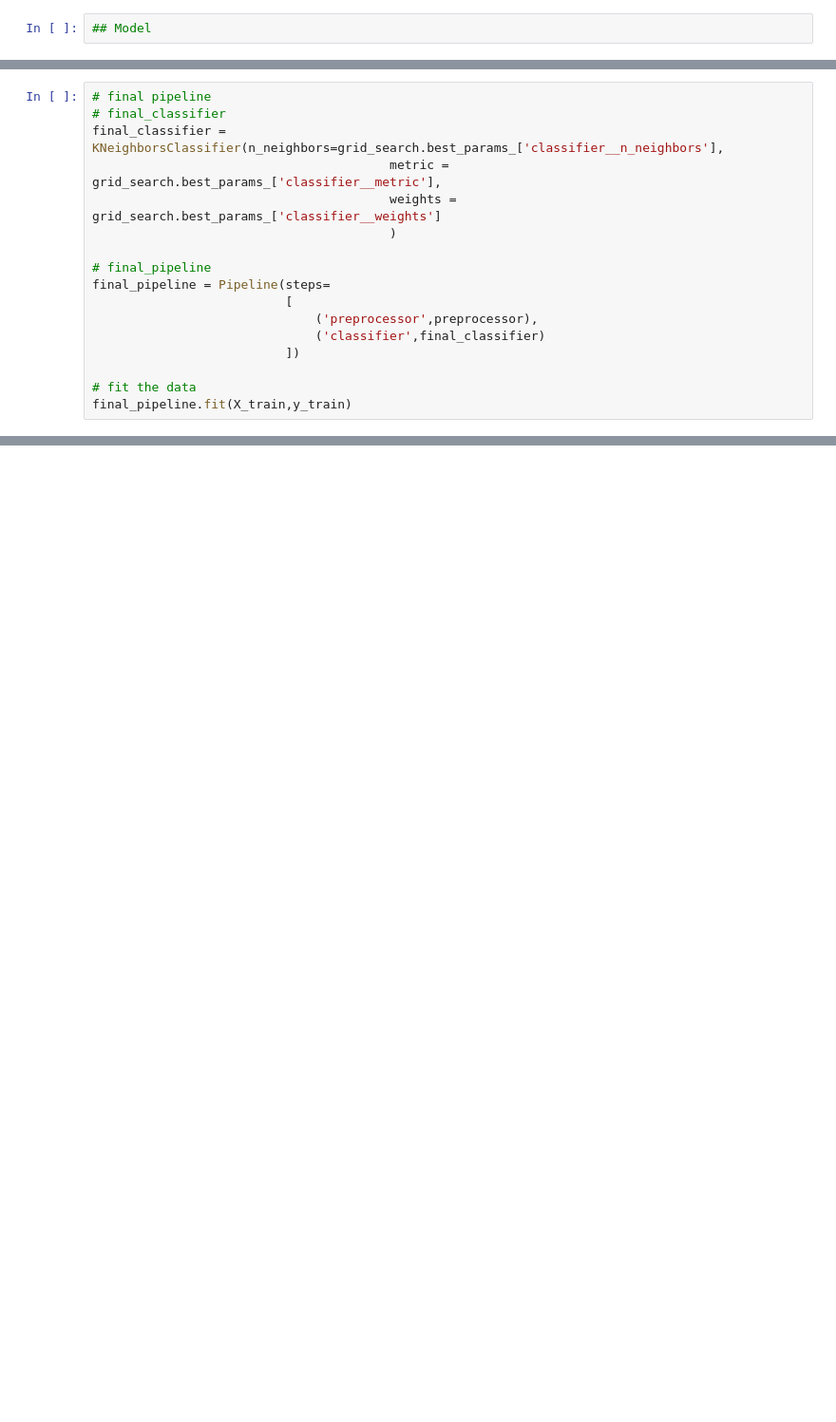
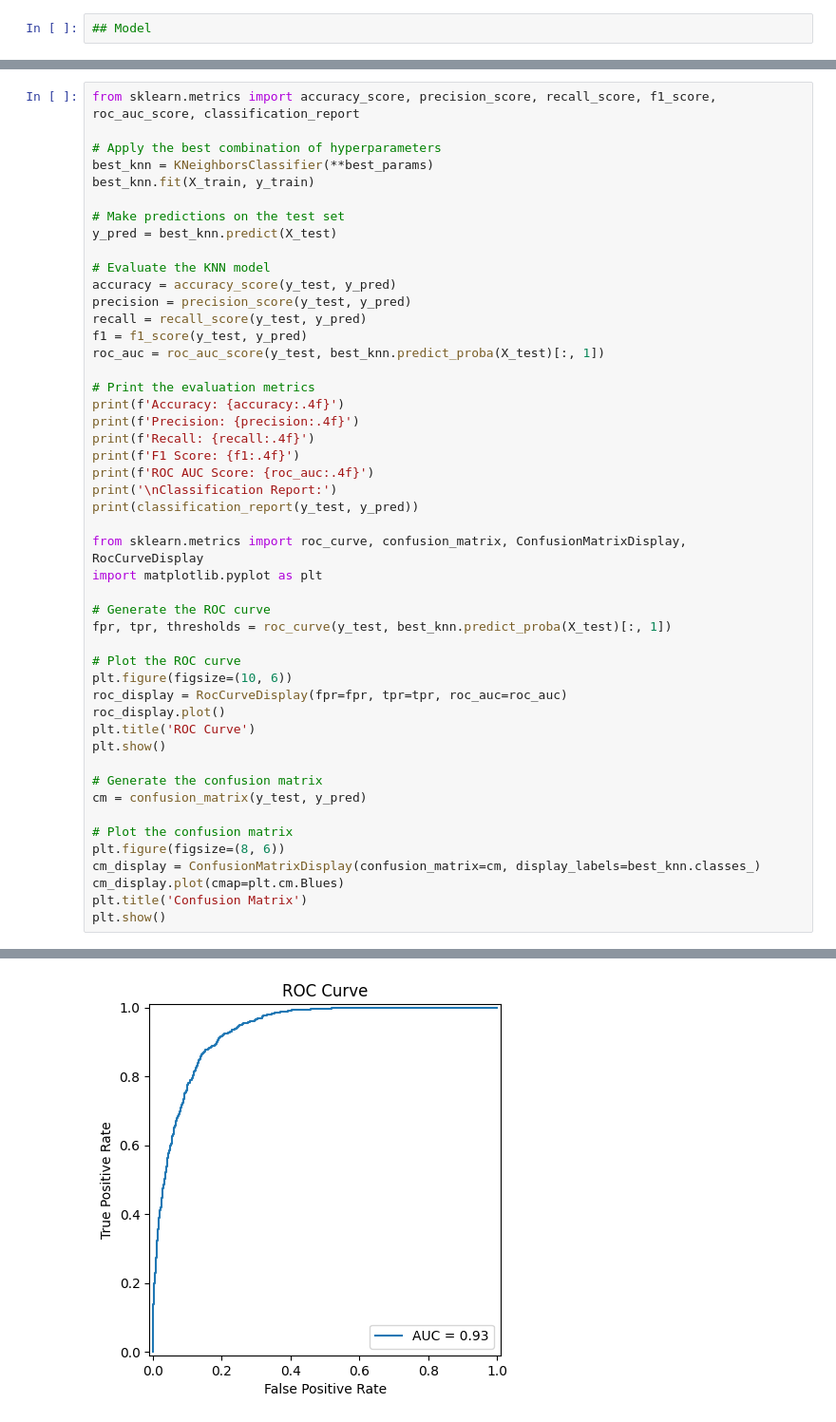
Before and after one commit to neilaxu/schulich_data_science, a Jupyter notebook: MBAN 6750 HW/Assignment 2 - v3.4-KNN.ipynb, the cells around one changed output, grey strips where cells are left out. Shown: that part at 95% size. Drawn from its saved outputs; the diff is of its cells as text; blank space fills up the shorter version.

```diff
--- a/MBAN 6750 HW/Assignment 2 - v3.4-KNN.ipynb
+++ b/MBAN 6750 HW/Assignment 2 - v3.4-KNN.ipynb
@@ -498,17 +241,0 @@ KNN-Best Parameters: {'classifier__metric': 'manhattan', 'classifier__n_neighbor
-# %%
-# final pipeline
-# final_classifier
-final_classifier = KNeighborsClassifier(n_neighbors=grid_search.best_params_['classifier__n_neighbors'],
-                                        metric = grid_search.best_params_['classifier__metric'],
-                                        weights = grid_search.best_params_['classifier__weights']
-                                        )
-
-# final_pipeline
-final_pipeline = Pipeline(steps=
-                          [
-                              ('preprocessor',preprocessor),
-                              ('classifier',final_classifier)
-                          ])
-
-# fit the data
-final_pipeline.fit(X_train,y_train)
@@ -682,0 +242,49 @@ quasi-separation. In this case some parameters will not be identified.
+# %%
+from sklearn.metrics import accuracy_score, precision_score, recall_score, f1_score, roc_auc_score, classification_report
+
+# Apply the best combination of hyperparameters
+best_knn = KNeighborsClassifier(**best_params)
+best_knn.fit(X_train, y_train)
+
+# Make predictions on the test set
+y_pred = best_knn.predict(X_test)
+
+# Evaluate the KNN model
+accuracy = accuracy_score(y_test, y_pred)
+precision = precision_score(y_test, y_pred)
+recall = recall_score(y_test, y_pred)
+f1 = f1_score(y_test, y_pred)
+roc_auc = roc_auc_score(y_test, best_knn.predict_proba(X_test)[:, 1])
+
+# Print the evaluation metrics
+print(f'Accuracy: {accuracy:.4f}')
+print(f'Precision: {precision:.4f}')
+print(f'Recall: {recall:.4f}')
+print(f'F1 Score: {f1:.4f}')
+print(f'ROC AUC Score: {roc_auc:.4f}')
+print('\nClassification Report:')
+print(classification_report(y_test, y_pred))
+
+from sklearn.metrics import roc_curve, confusion_matrix, ConfusionMatrixDisplay, RocCurveDisplay
+import matplotlib.pyplot as plt
+
+# Generate the ROC curve
+fpr, tpr, thresholds = roc_curve(y_test, best_knn.predict_proba(X_test)[:, 1])
+
+# Plot the ROC curve
+plt.figure(figsize=(10, 6))
+roc_display = RocCurveDisplay(fpr=fpr, tpr=tpr, roc_auc=roc_auc)
+roc_display.plot()
+plt.title('ROC Curve')
+plt.show()
+
+# Generate the confusion matrix
+cm = confusion_matrix(y_test, y_pred)
+
+# Plot the confusion matrix
+plt.figure(figsize=(8, 6))
+cm_display = ConfusionMatrixDisplay(confusion_matrix=cm, display_labels=best_knn.classes_)
+cm_display.plot(cmap=plt.cm.Blues)
+plt.title('Confusion Matrix')
+plt.show()
+# %% [output]
@@ -682,0 +307 @@ quasi-separation. In this case some parameters will not be identified.
+[figure, added]
```
Also changed, not shown: parts of 20 cells of this notebook, 2 other files.
